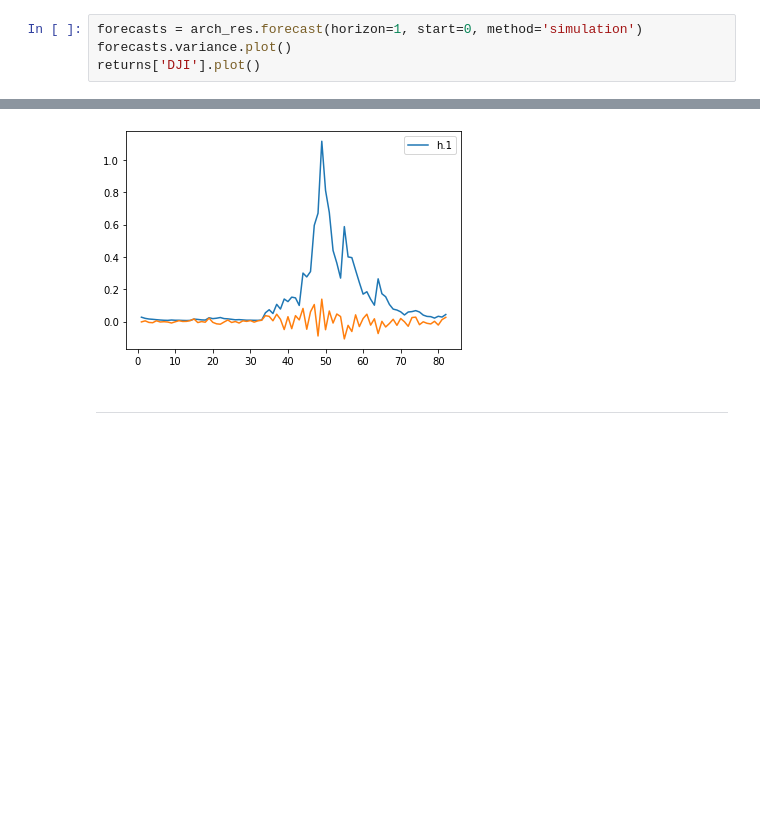
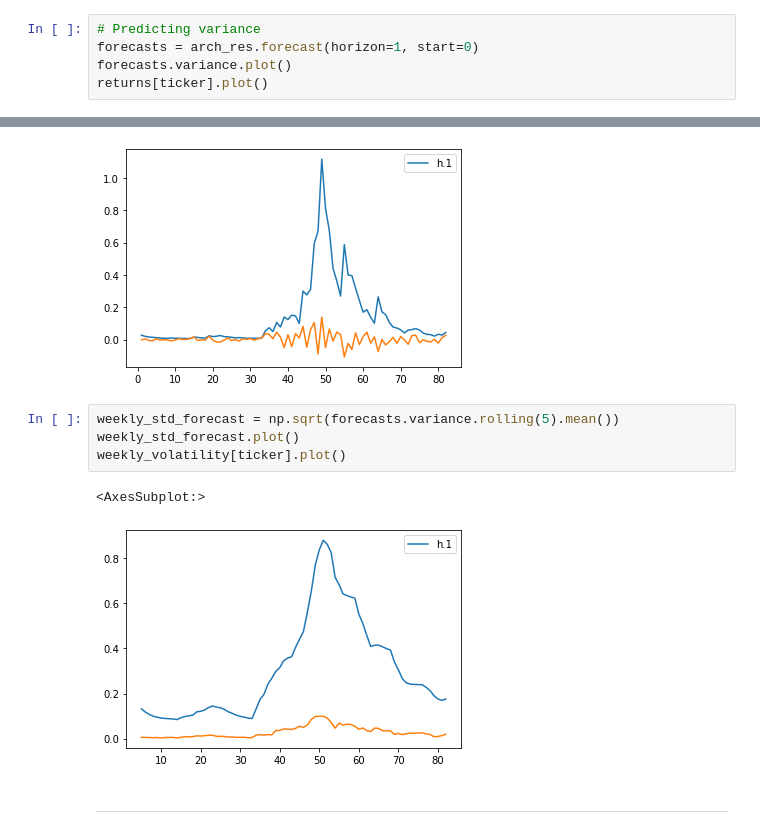
Before and after one commit to epfl-ada/ada-2020-project-milestone-p3-p3_adanas, a Jupyter notebook: creative_extension.ipynb, the cells around one changed output, grey strips where cells are left out. Cells and saved outputs as stored; diff of their text form; blank space fills up the shorter version.

```diff
--- a/creative_extension.ipynb
+++ b/creative_extension.ipynb
@@ -157,12 +156,20 @@ nu             6.9856      3.506      1.992  4.632e-02 [  0.114, 13.857]
 
 Covariance estimator: robust
 # %%
-forecasts = arch_res.forecast(horizon=1, start=0, method='simulation')
+# Predicting variance
+forecasts = arch_res.forecast(horizon=1, start=0)
 forecasts.variance.plot()
-returns['DJI'].plot()
+returns[ticker].plot()
 # %% [output]
 <AxesSubplot:>
 [figure]
+# %%
+weekly_std_forecast = np.sqrt(forecasts.variance.rolling(5).mean())
+weekly_std_forecast.plot()
+weekly_volatility[ticker].plot()
+# %% [output]
+<AxesSubplot:>
+[figure, added]
 # %% [markdown]
 ---
 # %% [markdown]
```
Also changed, not shown: parts of 11 cells of this notebook, 1 other file.
